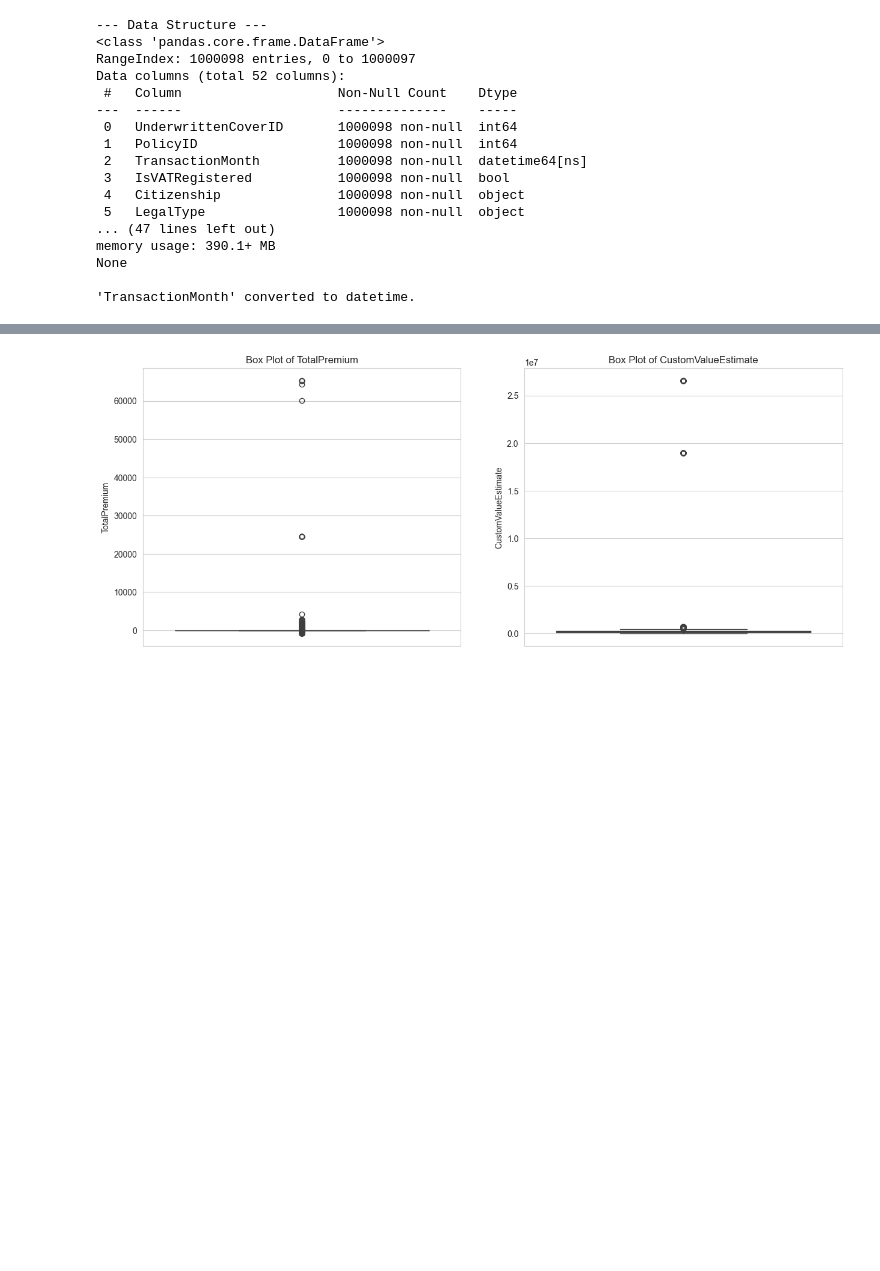
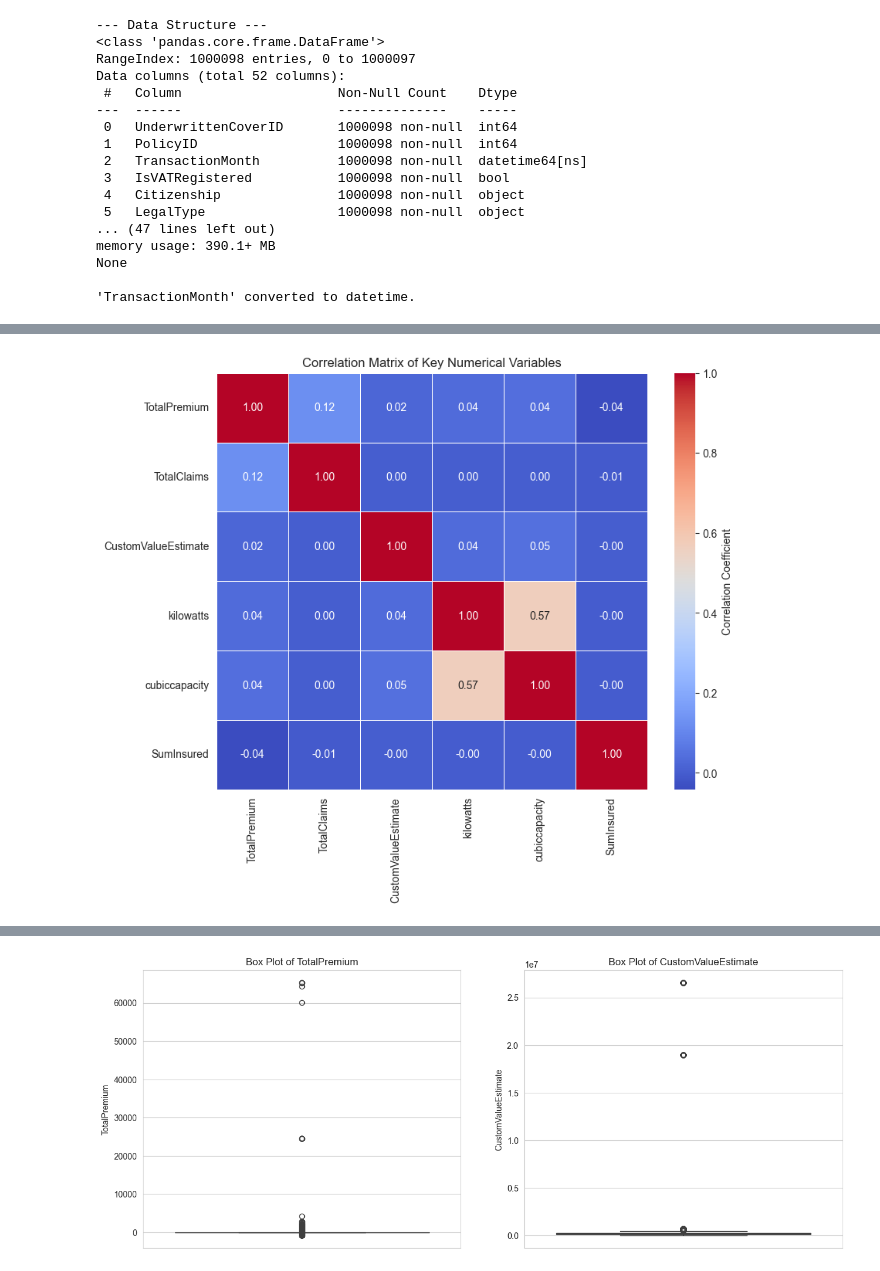
Before and after one commit to Kidus-Yoseph1/Insurance-Risk-Predictive-Modeling, a Jupyter notebook: notebooks/EDA.ipynb, the cells around one changed output, grey strips where cells are left out. Drawn from its saved outputs; the diff is of its cells as text; code cells hidden in the pictures; blank space fills up the shorter version.

```diff
--- a/notebooks/EDA.ipynb
+++ b/notebooks/EDA.ipynb
@@ -49 +89,20 @@ None
+# %%
+corr_cols = ['TotalPremium', 'TotalClaims', 'CustomValueEstimate',
+             'kilowatts', 'cubiccapacity', 'SumInsured']
+
+correlation_matrix = df[corr_cols].corr()
+
+plt.figure(figsize=(9, 7))
+sns.heatmap(
+    correlation_matrix,
+    annot=True,
+    cmap='coolwarm',
+    fmt=".2f",
+    linewidths=.5,
+    cbar_kws={'label': 'Correlation Coefficient'}
+)
+plt.title('Correlation Matrix of Key Numerical Variables')
+plt.show()
+# %% [output]
+[figure, added]
 # %%
```
Also changed, not shown: parts of 4 cells of this notebook.
